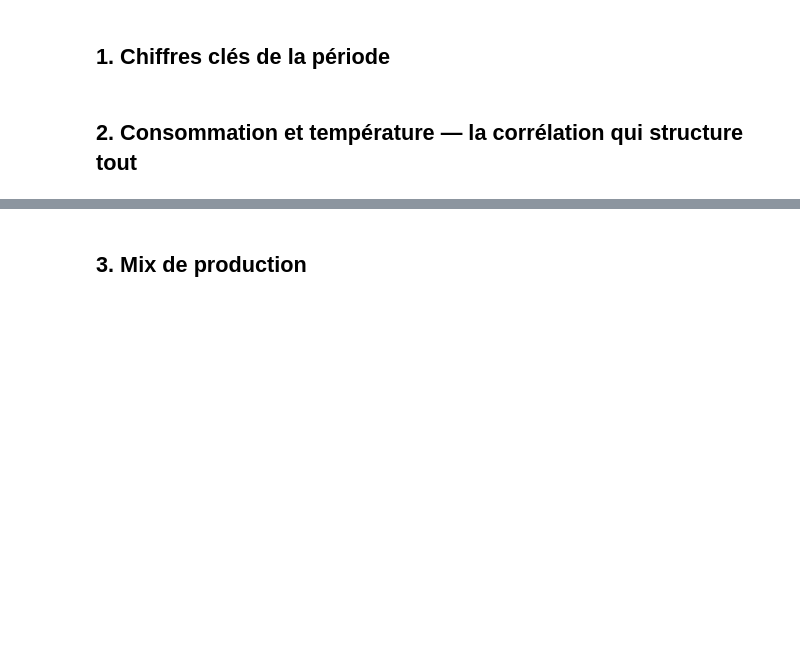
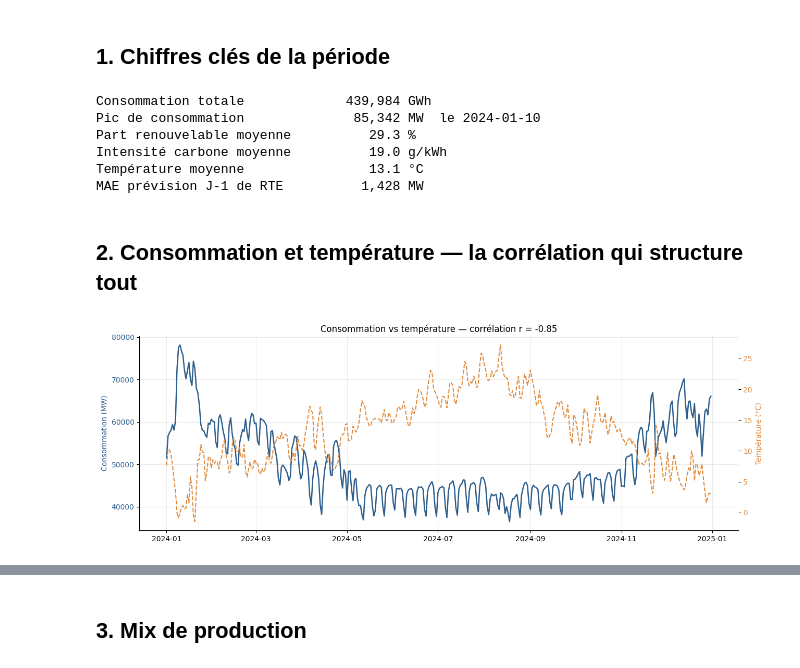
Before and after one commit to Cloxylol/datalake-energie-RTE, a Jupyter notebook: notebooks/insights.ipynb, the cells around one changed output, grey strips where cells are left out. Cells and saved outputs as stored; diff of their text form; code cells hidden in the pictures; blank space fills up the shorter version.

```diff
--- a/notebooks/insights.ipynb
+++ b/notebooks/insights.ipynb
@@ -3,2 +6,26 @@
 # %%
-import pandas as pd, numpy as npimport matplotlib.pyplot as pltimport matplotlib.dates as mdatesplt.rcParams.update({"figure.figsize": (13, 4.5), "axes.grid": True,                     "grid.alpha": .25, "axes.spines.top": False,                     "axes.spines.right": False, "font.size": 10})BLEU, ORANGE, VERT, ROUGE = "#2E5E8C", "#E08A3C", "#4C9A5A", "#C0392B"# --- Lecture HDFS -----------------------------------------------------GOLD = "/datalake/gold"try:    import pyarrow.fs as pafs    fs = pafs.HadoopFileSystem(host="namenode", port=8020)    rd = lambda t: pd.read_parquet(f"{GOLD}/{t}", filesystem=fs)except Exception as e:    print(f"HDFS indisponible ({e}), lecture locale.")    rd = lambda t: pd.read_parquet(f"./gold_local/{t}")mix = rd("mix_horaire").sort_values("ts_utc").reset_index(drop=True)kpi = rd("kpi_daily").sort_values("date_local").reset_index(drop=True)print(f"mix_horaire : {len(mix):,} lignes, {mix.ts_utc.min()} -> {mix.ts_utc.max()}")print(f"kpi_daily   : {len(kpi):,} jours")mix.head(3)
+import pandas as pd, numpy as np
+import matplotlib.pyplot as plt
+import matplotlib.dates as mdates
+
+plt.rcParams.update({"figure.figsize": (13, 4.5), "axes.grid": True,
+                     "grid.alpha": .25, "axes.spines.top": False,
+                     "axes.spines.right": False, "font.size": 10})
+BLEU, ORANGE, VERT, ROUGE = "#2E5E8C", "#E08A3C", "#4C9A5A", "#C0392B"
+
+# --- Lecture HDFS -----------------------------------------------------
+GOLD = "/datalake/gold"
+try:
+    import pyarrow.fs as pafs
+    fs = pafs.HadoopFileSystem(host="namenode", port=8020)
+    rd = lambda t: pd.read_parquet(f"{GOLD}/{t}", filesystem=fs)
+except Exception as e:
+    print(f"HDFS indisponible ({e}), lecture locale.")
+    rd = lambda t: pd.read_parquet(f"./gold_local/{t}")
+
+mix = rd("mix_horaire").sort_values("ts_utc").reset_index(drop=True)
+kpi = rd("kpi_daily").sort_values("date_local").reset_index(drop=True)
+
+print(f"mix_horaire : {len(mix):,} lignes, {mix.ts_utc.min()} -> {mix.ts_utc.max()}")
+print(f"kpi_daily   : {len(kpi):,} jours")
+mix.head(3)
@@ -5,9 +43,39 @@ import pandas as pd, numpy as npimport matplotlib.pyplot as pltimport matplotlib
 # %% [markdown]
 ## 1. Chiffres clés de la période
 # %%
-tot = kpi.consumption_gwh.sum()print(f"Consommation totale        {tot:>12,.0f} GWh")print(f"Pic de consommation        {kpi.peak_mw.max():>12,.0f} MW"      f"  le {kpi.loc[kpi.peak_mw.idxmax(),'date_local']}")print(f"Part renouvelable moyenne  {kpi.renewable_share_pct.mean():>12.1f} %")print(f"Intensité carbone moyenne  {kpi.co2_avg_g_kwh.mean():>12.1f} g/kWh")print(f"Température moyenne        {kpi.temperature_avg_c.mean():>12.1f} °C")print(f"MAE prévision J-1 de RTE   {kpi.forecast_mae_mw.mean():>12,.0f} MW")
+tot = kpi.consumption_gwh.sum()
+print(f"Consommation totale        {tot:>12,.0f} GWh")
+print(f"Pic de consommation        {kpi.peak_mw.max():>12,.0f} MW"
+      f"  le {kpi.loc[kpi.peak_mw.idxmax(),'date_local']}")
+print(f"Part renouvelable moyenne  {kpi.renewable_share_pct.mean():>12.1f} %")
+print(f"Intensité carbone moyenne  {kpi.co2_avg_g_kwh.mean():>12.1f} g/kWh")
+print(f"Température moyenne        {kpi.temperature_avg_c.mean():>12.1f} °C")
+print(f"MAE prévision J-1 de RTE   {kpi.forecast_mae_mw.mean():>12,.0f} MW")
+# %% [output]
+Consommation totale             439,984 GWh
+Pic de consommation              85,342 MW  le 2024-01-10
+Part renouvelable moyenne          29.3 %
+Intensité carbone moyenne          19.0 g/kWh
+Température moyenne                13.1 °C
+MAE prévision J-1 de RTE          1,428 MW
 # %% [markdown]
 ## 2. Consommation et température — la corrélation qui structure tout
 # %%
-fig, ax1 = plt.subplots()ax1.plot(kpi.date_local, kpi.consumption_avg_mw, color=BLEU, lw=1.8, label="Consommation")ax1.set_ylabel("Consommation (MW)", color=BLEU)ax1.tick_params(axis="y", labelcolor=BLEU)ax2 = ax1.twinx()ax2.plot(kpi.date_local, kpi.temperature_avg_c, color=ORANGE, lw=1.5,         ls="--", label="Température")ax2.set_ylabel("Température (°C)", color=ORANGE)ax2.tick_params(axis="y", labelcolor=ORANGE)ax2.grid(False)r = kpi[["consumption_avg_mw","temperature_avg_c"]].corr().iloc[0,1]ax1.set_title(f"Consommation vs température — corrélation r = {r:.2f}")plt.tight_layout(); plt.show()
+fig, ax1 = plt.subplots()
+ax1.plot(kpi.date_local, kpi.consumption_avg_mw, color=BLEU, lw=1.8, label="Consommation")
+ax1.set_ylabel("Consommation (MW)", color=BLEU)
+ax1.tick_params(axis="y", labelcolor=BLEU)
+
+ax2 = ax1.twinx()
+ax2.plot(kpi.date_local, kpi.temperature_avg_c, color=ORANGE, lw=1.5,
+         ls="--", label="Température")
+ax2.set_ylabel("Température (°C)", color=ORANGE)
+ax2.tick_params(axis="y", labelcolor=ORANGE)
+ax2.grid(False)
+
+r = kpi[["consumption_avg_mw","temperature_avg_c"]].corr().iloc[0,1]
+ax1.set_title(f"Consommation vs température — corrélation r = {r:.2f}")
+plt.tight_layout(); plt.show()
+# %% [output]
+[figure, added]
 # %%
```
Also changed, not shown: parts of 7 cells of this notebook, 1 other file.
